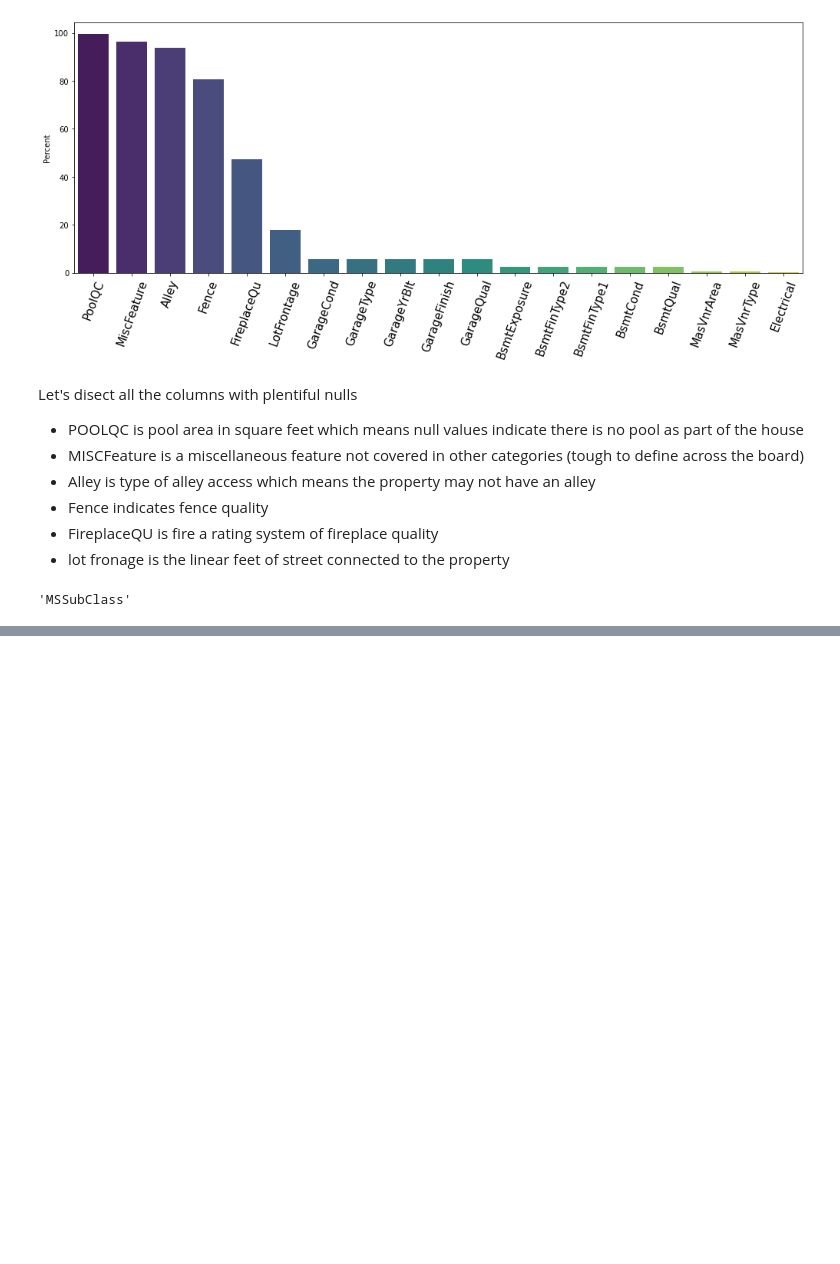
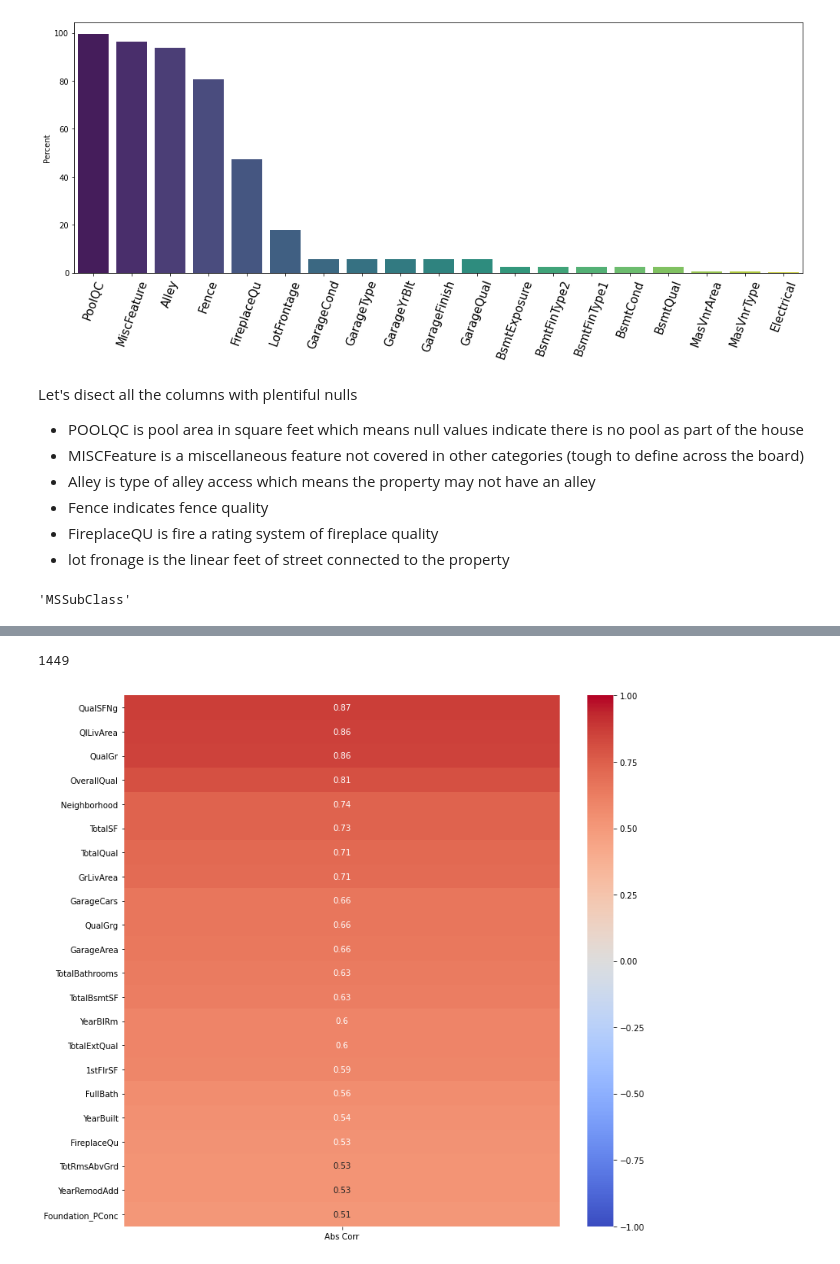
Before and after one commit to lshwed/housing_prices_imitation, a Jupyter notebook: housing_prices.ipynb, the cells around one changed output, grey strips where cells are left out. Drawn from its saved outputs; the diff is of its cells as text; code cells hidden in the pictures; blank space fills up the shorter version.

```diff
--- a/housing_prices.ipynb
+++ b/housing_prices.ipynb
@@ -175,0 +388,9 @@ sns.distplot(train_features['LotFrontage'])
+# %%
+# Numerical features we worked on which seems highly skewed but we filter again anyways...
+
+skewed = [
+    'LotFrontage', 'LotArea', 'MasVnrArea', 'BsmtFinSF1', 'BsmtFinSF2',
+    'BsmtUnfSF', 'TotalBsmtSF', '1stFlrSF', '2ndFlrSF', 'GrLivArea',
+    'GarageArea', 'WoodDeckSF', 'OpenPorchSF', 'EnclosedPorch', '3SsnPorch',
+    'ScreenPorch', 'PoolArea', 'LowQualFinSF', 'MiscVal'
+]
@@ -175,0 +415,22 @@ sns.distplot(train_features['LotFrontage'])
+# %%
+# Features to drop:
+
+to_drop = [
+    'Utilities',
+    'PoolQC',
+    'YrSold',
+    'MoSold',
+    'ExterQual',
+    'BsmtQual',
+    'GarageQual',
+    'KitchenQual',
+    'HeatingQC',
+]
+
+# Dropping features.
+
+train_features.drop(columns=to_drop, inplace=True)
+# %%
+# Getting dummy variables for categorical data.
+
+train_features = pd.get_dummies(data=train_features)
@@ -175,0 +470,17 @@ sns.distplot(train_features['LotFrontage'])
+# %%
+# Separating train and test set.
+
+train = train_features.iloc[:len(y), :]
+test = train_features.iloc[len(train):, :]
+# %%
+len(y)
+# %% [output]
+1449
+# %%
+correlations = train.join(y).corrwith(train.join(y)['SalePrice']).iloc[:-1].to_frame()
+correlations['Abs Corr'] = correlations[0].abs()
+sorted_correlations = correlations.sort_values('Abs Corr', ascending=False)['Abs Corr']
+fig, ax = plt.subplots(figsize=(12,12))
+sns.heatmap(sorted_correlations.to_frame()[sorted_correlations>=.5], cmap='coolwarm', annot=True, vmin=-1, vmax=1, ax=ax);
+# %% [output]
+[figure, added]
```
Also changed, not shown: parts of 32 cells of this notebook.
